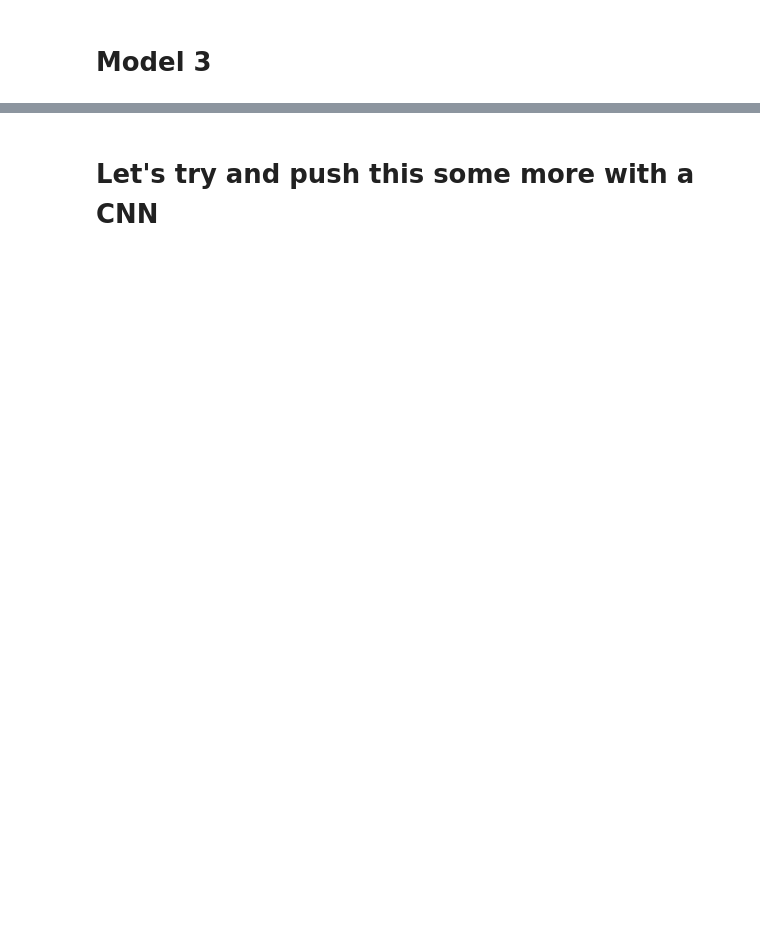
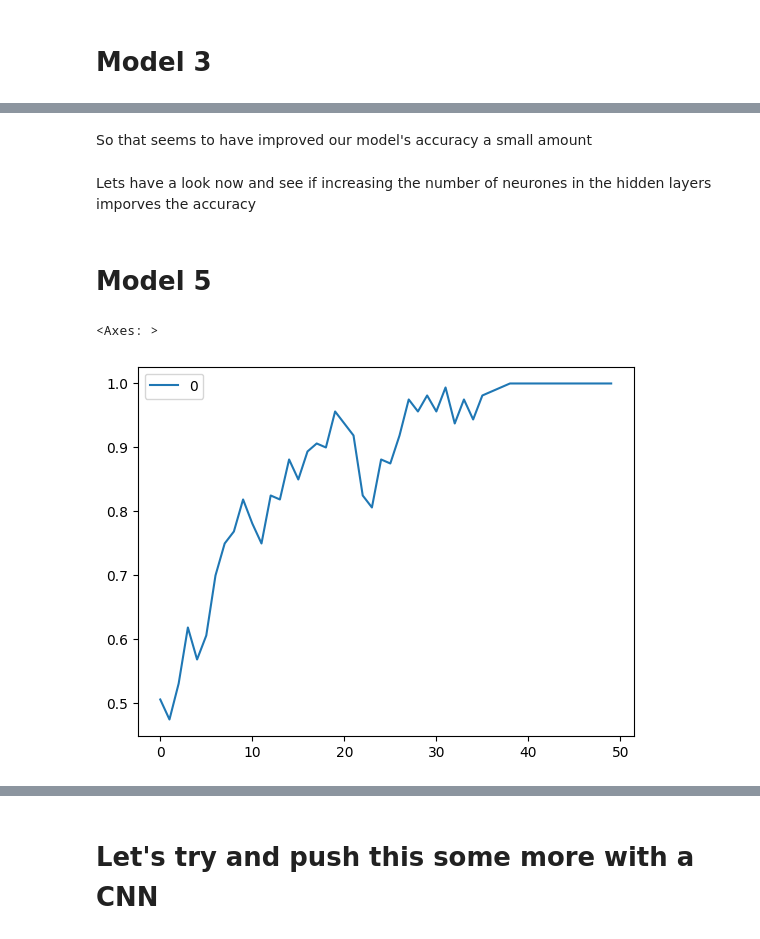
Before and after one commit to jmclaughlin0/haemorrhage, a Jupyter notebook: Basic_Haemorrhage_DL.ipynb, the cells around one changed output, grey strips where cells are left out. Cells and saved outputs as stored; diff of their text form; code cells hidden in the pictures; blank space fills up the shorter version.

```diff
--- a/Basic_Haemorrhage_DL.ipynb
+++ b/Basic_Haemorrhage_DL.ipynb
@@ -293,0 +361,27 @@ model_2.evaluate(X_test_scale, y_test)
+# %% [markdown]
+So that seems to have improved our model's accuracy a small amount
+# %% [markdown]
+Lets have a look now and see if increasing the number of neurones in the hidden layers imporves the accuracy
+# %% [markdown]
+# Model 5
+# %%
+tf.random.set_seed(42)
+
+model_5 = tf.keras.models.Sequential([
+    tf.keras.layers.Flatten(input_shape = (128,128,3)),
+    tf.keras.layers.Dense(200, activation = 'relu'),
+    tf.keras.layers.Dense(200, activation = 'relu'),
+    tf.keras.layers.Dense(200, activation = 'relu'),
+    tf.keras.layers.Dense(1, activation = 'sigmoid')
+])
+
+model_5.compile(optimizer = tf.keras.optimizers.Adam(),
+                loss = ['binary_crossentropy'],
+                metrics =['accuracy'])
+
+history_5 = model_5.fit(X_train_scale, y_train, epochs = 50, verbose = 0)
+# %%
+pd.DataFrame(history_5.history['accuracy']).plot()
+# %% [output]
+<Axes: >
+[figure, added]
```
Also changed, not shown: parts of 25 cells of this notebook.
